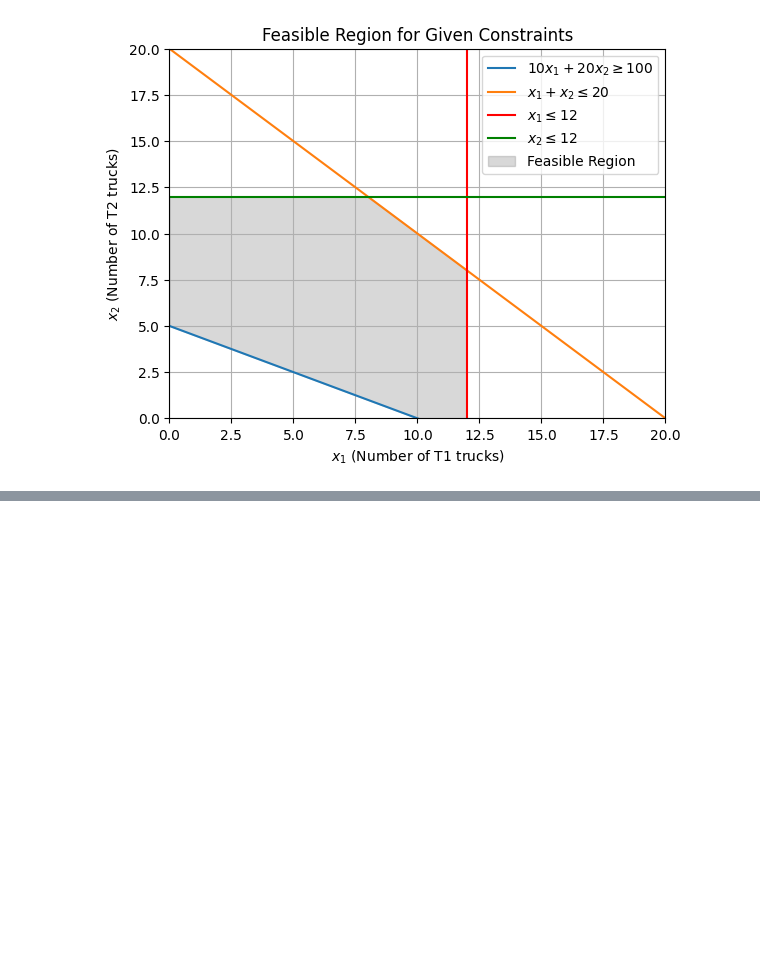
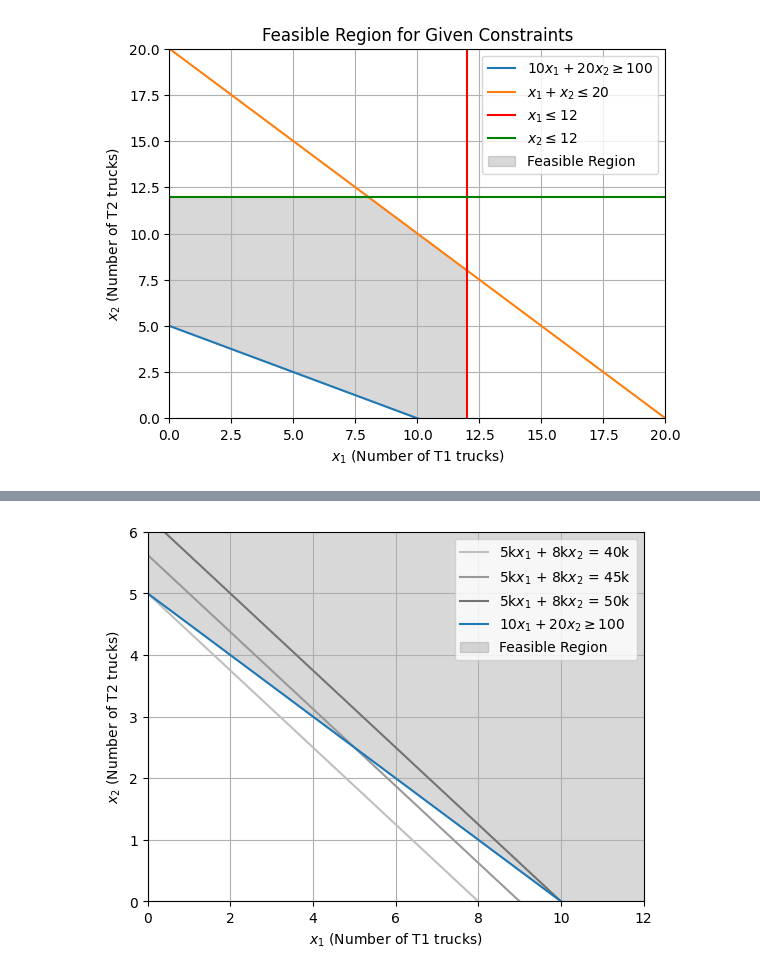
Before and after one commit to anmpahwa/CE5972, a Jupyter notebook: book/content/lecture_05.ipynb, the cells around one changed output, grey strips where cells are left out. Cells and saved outputs as stored; diff of their text form; code cells hidden in the pictures; blank space fills up the shorter version.

```diff
--- a/book/content/lecture_05.ipynb
+++ b/book/content/lecture_05.ipynb
@@ -168,0 +230,41 @@ plt.show()
+# %%
+import numpy as np
+import matplotlib.pyplot as plt
+
+# Define objective function parameters and constraint coefficients
+c1, c2 = 5000, 8000         # Parameters for the objective function c1 * x1 + c2 * x2
+a11, a12, b1 = 10, 20, 100  # Coefficients for the constraint a11 * x1 + a12 * x2 >= b1
+
+# Define the range of x1 values
+x1 = np.linspace(0, b1/a11 * 1.5, 100)
+
+# Define set of isocost values (C)
+C = [40000, 45000, 50000]  # Adjust these as needed
+
+for i,c in enumerate(C):
+  # Calculate x2 value for iscost line c1x2 + c2x2 = c
+  x2 = (c - 5000 * x1) / 8000
+  # Plot the isocost lines
+  plt.plot(x1, x2, color=str(0.75-0.15*i), label=f'{c1//1000}k$x_1$ + {c2//1000}k$x_2$ = {c//1000}k')
+
+# Calculate x2 values for each constraint
+x2 = (b1 - a11 * x1) / a12  # From a11 * x1 + a12 * x2 >= b1
+
+# Plot the constraints
+plt.plot(x1, x2, label=fr'${a11}x_1 + {a12}x_2 \geq {b1}$')
+
+# Fill the feasible region where both constraints are met
+plt.fill_between(x1, x2, 20, color='grey', alpha=0.3, label="Feasible Region")
+
+# Set plot attributes
+plt.xlim(0, 12)
+plt.ylim(0, 6)
+plt.xlabel(r'$x_1$ (Number of T1 trucks)')
+plt.ylabel(r'$x_2$ (Number of T2 trucks)')
+plt.legend()
+plt.grid(True)
+
+# Display the figure
+plt.show()
+# %% [output]
+[figure, added]
```
Also changed, not shown: parts of 14 cells of this notebook.
